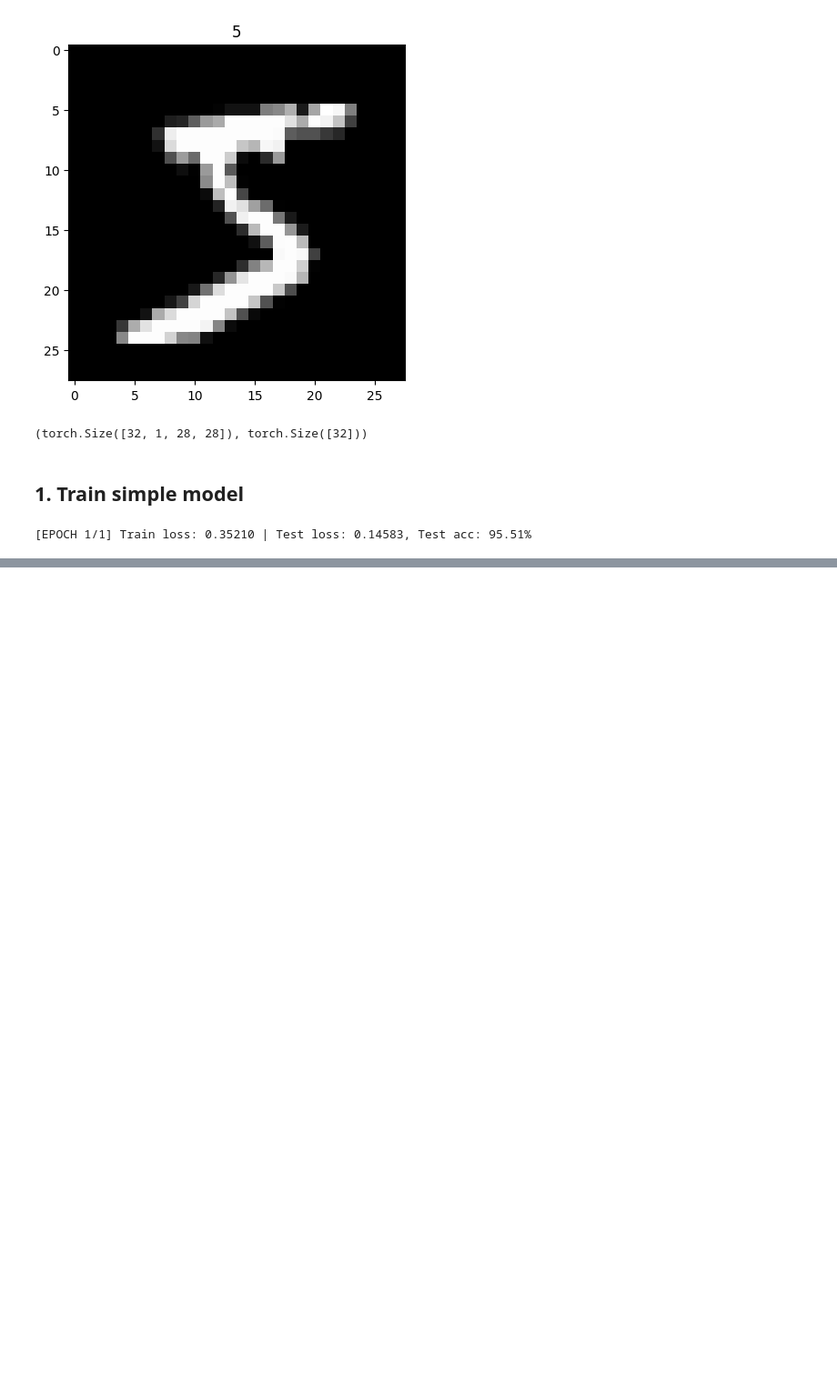
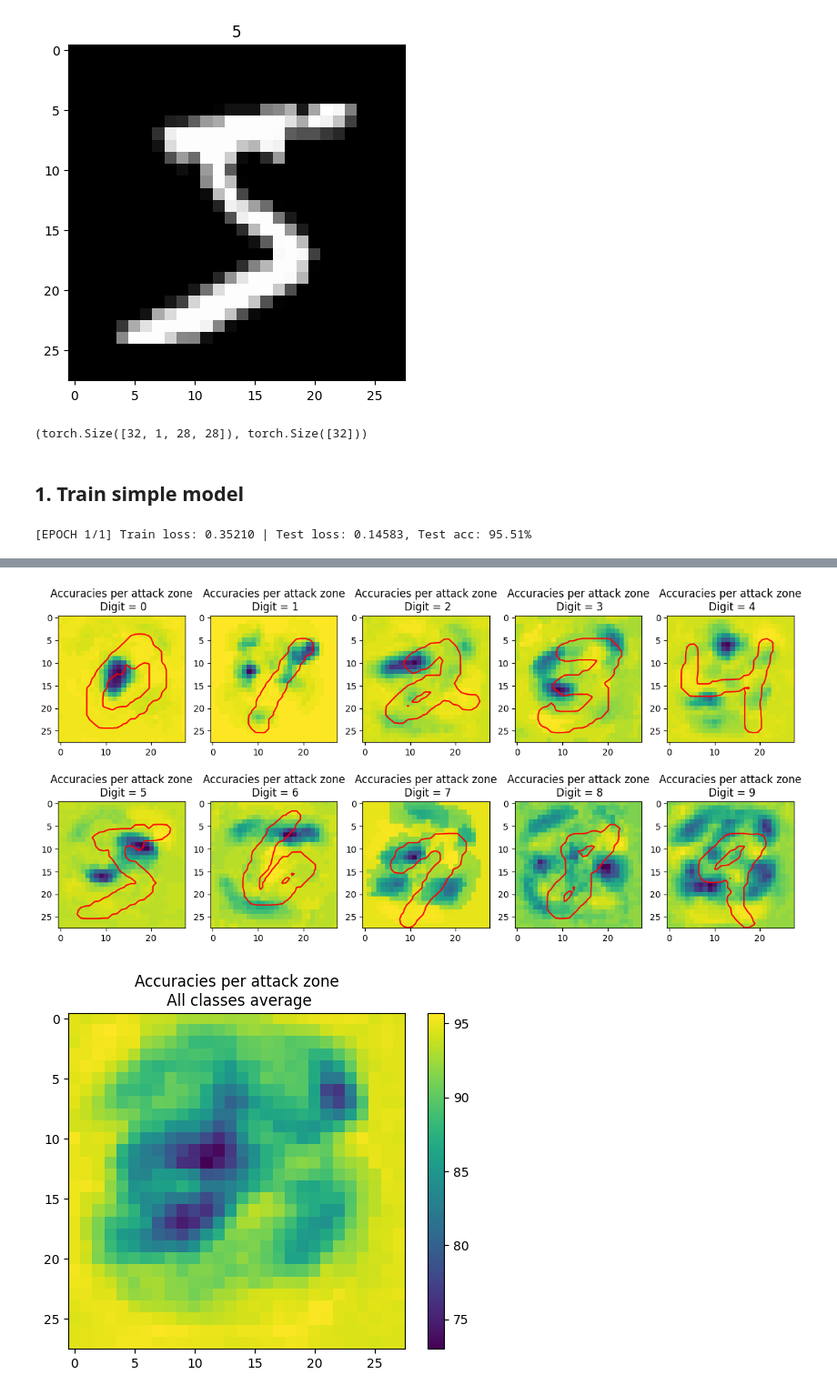
Before and after one commit to Red-Rapious/Semiring-LRP, a Jupyter notebook: code/mnist-attacks.ipynb, the cells around one changed output, grey strips where cells are left out. Shown at 91% size. Cells and saved outputs as stored; diff of their text form; code cells hidden in the pictures; blank space fills up the shorter version.

```diff
--- a/code/mnist-attacks.ipynb
+++ b/code/mnist-attacks.ipynb
@@ -228,0 +232,15 @@ plt.plot()
+# %%
+SUBSET = 1000
+KERNEL_SIZE = 4
+STEP = 1
+
+def random_attack(kx, ky, kernel_size, image):
+    image[ky:ky+kernel_size, kx:kx+kernel_size] = torch.rand(image[ky:ky+kernel_size, kx:kx+kernel_size].shape)
+    return image
+
+accuracies, losses = evaluate_attack(SUBSET, KERNEL_SIZE, STEP, invert_attack)
+# %%
+visualize_accuracies(accuracies)
+# %% [output]
+[figure, added]
+[figure, added]
```
Also changed, not shown: parts of 10 cells of this notebook.
